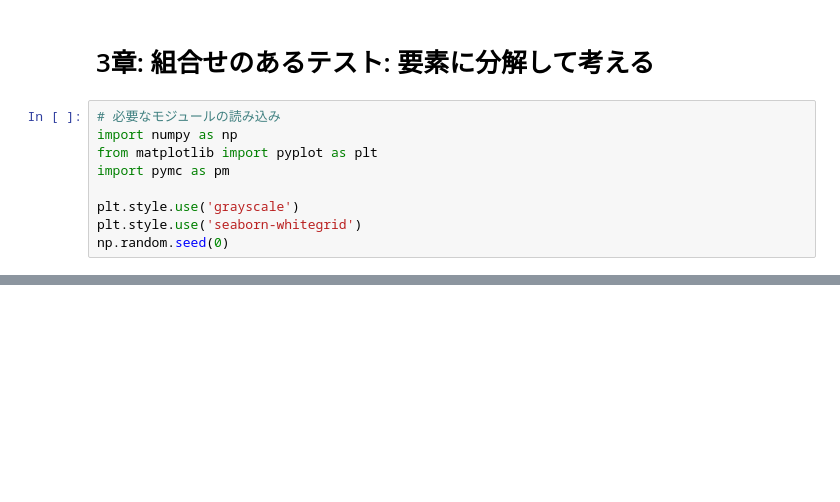
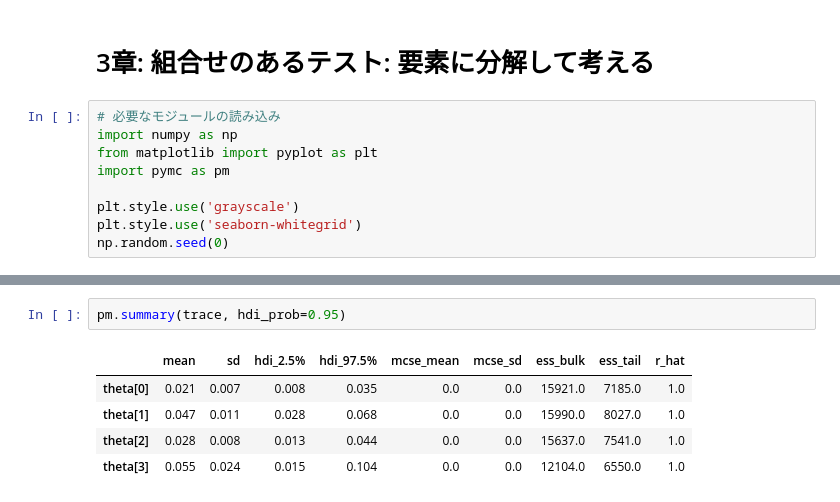
Before and after one commit to yuji-sgs/web-optimization, a Jupyter notebook: chapter3.ipynb, the cells around one changed output, grey strips where cells are left out. Saved outputs shown, nothing was run; the diff lists cells and outputs as text; blank space fills up the shorter version.

```diff
--- a/chapter3.ipynb
+++ b/chapter3.ipynb
@@ -17,0 +33,8 @@ np.random.seed(0)
+# %%
+pm.summary(trace, hdi_prob=0.95)
+# %% [output]
+|  | mean | sd | hdi_2.5% | hdi_97.5% | mcse_mean | mcse_sd | ess_bulk | ess_tail | r_hat |
+| theta[0] | 0.021 | 0.007 | 0.008 | 0.035 | 0.0 | 0.0 | 15921.0 | 7185.0 | 1.0 |
+| theta[1] | 0.047 | 0.011 | 0.028 | 0.068 | 0.0 | 0.0 | 15990.0 | 8027.0 | 1.0 |
+| theta[2] | 0.028 | 0.008 | 0.013 | 0.044 | 0.0 | 0.0 | 15637.0 | 7541.0 | 1.0 |
+| theta[3] | 0.055 | 0.024 | 0.015 | 0.104 | 0.0 | 0.0 | 12104.0 | 6550.0 | 1.0 |
```
Also changed, not shown: parts of 6 cells of this notebook.
